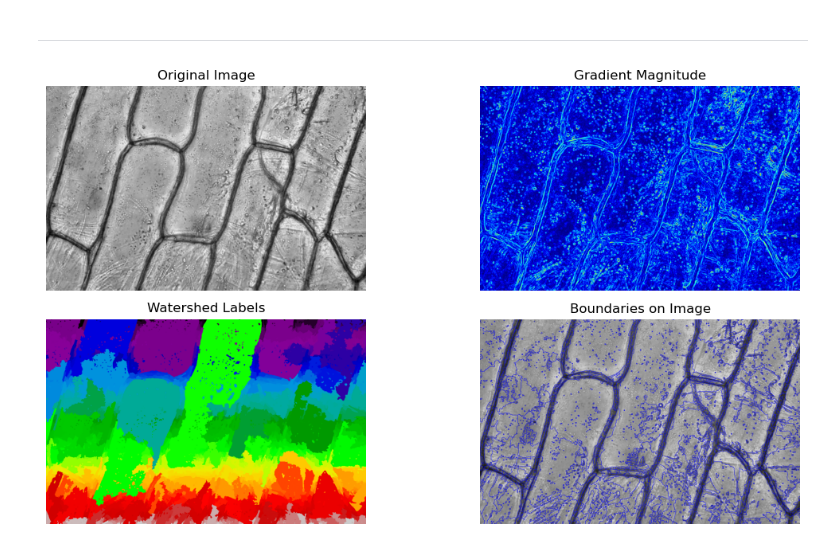
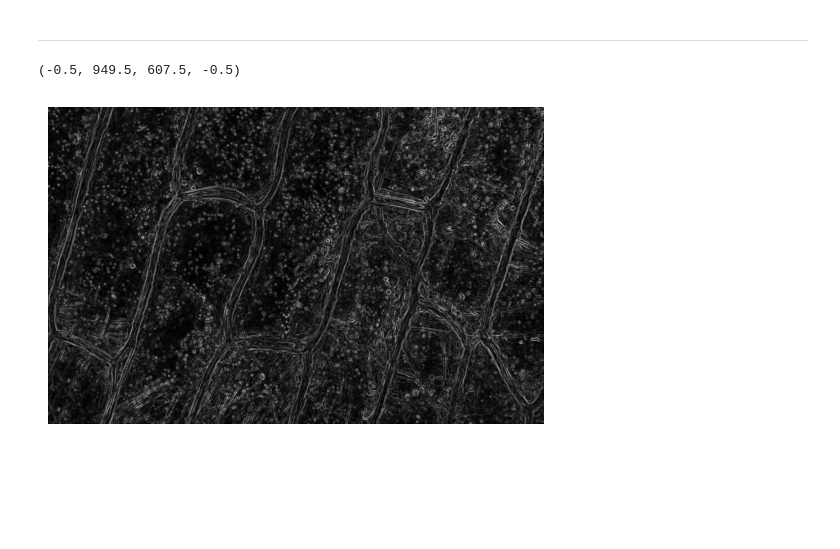
Before and after one commit to mjmousavi97/Image-processing-TehranUni-2025, a Jupyter notebook: DIP-HW8/src/Q4.ipynb, the cells around one changed output. Drawn from its saved outputs; the diff is of its cells as text; code cells hidden in the pictures; blank space fills up the shorter version.

```diff
--- a/DIP-HW8/src/Q4.ipynb
+++ b/DIP-HW8/src/Q4.ipynb
@@ -131,66 +131,3 @@ plt.axis('off')
 [figure]
 # %% [markdown]
 ___
-# %%
-import cv2
-import numpy as np
-import matplotlib.pyplot as plt
-from scipy import ndimage as ndi
-from skimage.feature import peak_local_max
-from skimage.segmentation import watershed
-
-# Load grayscale image
-image = cv2.imread('images/q4/cells.png', cv2.IMREAD_GRAYSCALE)
-
-# Compute gradient magnitude using Sobel filters
-sobelx = cv2.Sobel(image, cv2.CV_64F, 1, 0, ksize=3)
-sobely = cv2.Sobel(image, cv2.CV_64F, 0, 1, ksize=3)
-gradient_magnitude = np.sqrt(sobelx**2 + sobely**2)
-gradient_magnitude = (gradient_magnitude / gradient_magnitude.max() * 255).astype(np.uint8)
-
-# Use distance transform to find seed points
-ret, binary = cv2.threshold(image, 0, 255, cv2.THRESH_BINARY_INV + cv2.THRESH_OTSU)
-distance = cv2.distanceTransform(binary, cv2.DIST_L2, 5)
-
-# Find local maxima as watershed markers
-coordinates = peak_local_max(distance, footprint=np.ones((3, 3)), labels=binary)
-local_maxi = np.zeros_like(distance, dtype=bool)
-local_maxi[tuple(coordinates.T)] = True
-
-# Label markers
-markers, _ = ndi.label(local_maxi)
-
-# Apply watershed algorithm on the gradient image
-labels = watershed(gradient_magnitude, markers)
-
-# Overlay watershed boundaries on original image
-boundaries = cv2.Canny(labels.astype(np.uint8), 0, 1)
-overlay = cv2.cvtColor(image, cv2.COLOR_GRAY2BGR)
-overlay[boundaries > 0] = [0, 0, 255]
-
-# Display results
-plt.figure(figsize=(12, 6))
-plt.subplot(2, 2, 1)
-plt.title('Original Image')
-plt.imshow(image, cmap='gray')
-plt.axis('off')
-
-plt.subplot(2, 2, 2)
-plt.title('Gradient Magnitude')
-plt.imshow(gradient_magnitude, cmap='jet')
-plt.axis('off')
-
-plt.subplot(2, 2, 3)
-plt.title('Watershed Labels')
-plt.imshow(labels, cmap='nipy_spectral')
-plt.axis('off')
-
-plt.subplot(2, 2, 4)
-plt.title('Boundaries on Image')
-plt.imshow(overlay)
-plt.axis('off')
-
-plt.tight_layout()
-plt.show()
-# %% [output]
-[figure, removed]
@@ -196,0 +138,14 @@ plt.show()
+# %%
+sobel_x = cv2.Sobel(src=image, ddepth=cv2.CV_64F, dx=1, dy=0, ksize=3)
+sobel_y = cv2.Sobel(src=image, ddepth=cv2.CV_64F, dx=0, dy=1, ksize=3)
+
+gradient_magnitude = np.sqrt(sobel_x**2 + sobel_y**2)
+gradient_mag_norm = cv2.normalize(src=gradient_magnitude, dst=None, alpha=0, beta=255, norm_type=cv2.NORM_MINMAX)
+
+gradient_mag_norm = np.uint8(gradient_mag_norm)
+
+plt.imshow(gradient_mag_norm, cmap='grey')
+plt.axis('off')
+# %% [output]
+(-0.5, 949.5, 607.5, -0.5)
+[figure, added]
```
Also changed, not shown: parts of 7 cells of this notebook.
